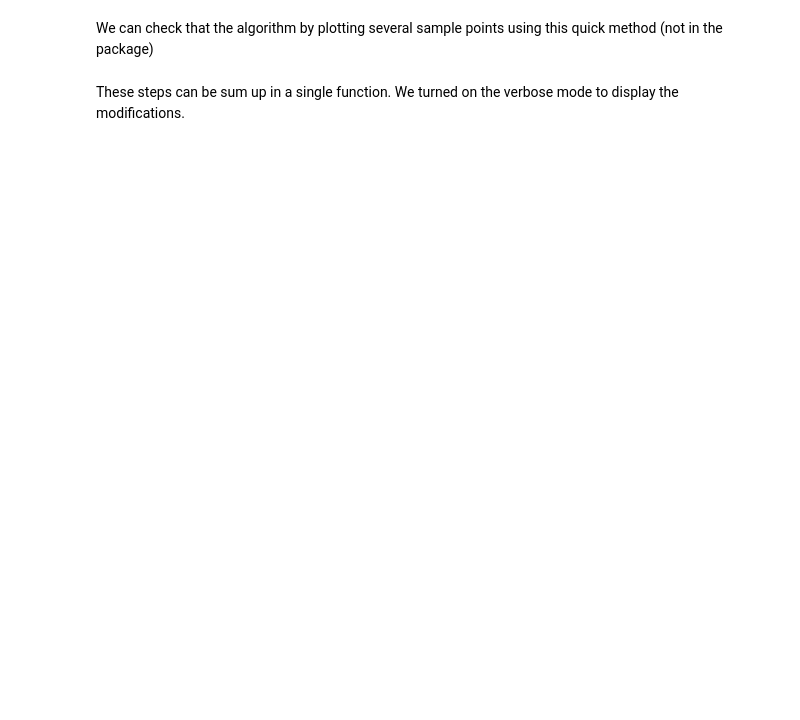
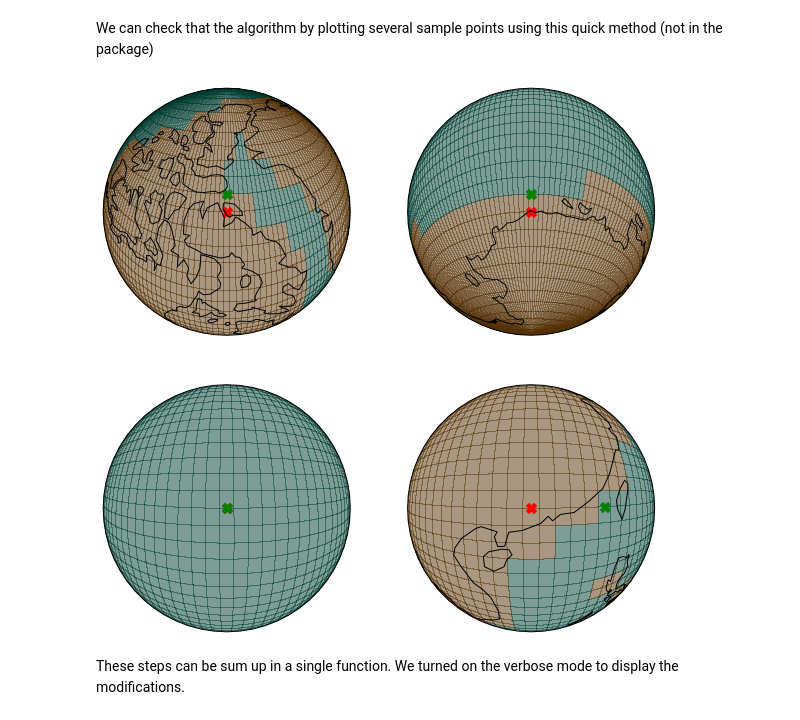
Before and after one commit to Olnavy/mw_protocol, a Jupyter notebook: demo/routing_demo.ipynb, the cells around one changed output. Saved outputs shown, nothing was run; the diff lists cells and outputs as text; code cells hidden in the pictures; blank space fills up the shorter version.

```diff
--- a/demo/routing_demo.ipynb
+++ b/demo/routing_demo.ipynb
@@ -267,7 +275,7 @@ We can check that the algorithm by plotting several sample points using this qui
 # %%
 # Reprduce the overlaping algorithm but return the indexes
 def sea_neighbours(i, j, mode_lon="double", mode_shape="cross"):
-    n_i, n_j = len(lon_hadcm3), len(lat_hadcm3)
+    n_i, n_j = len(lon_lsm), len(lat_lsm)
     radius, land_condition, i_sea_points, j_sea_points = 0, True, [], []
     while land_condition:
         for i_2 in range(- radius, radius + 1):
@@ -288,49 +296,51 @@ i_sea_edge,j_sea_edge = sea_neighbours(i_edge, j_edge)
 # Double distribution
 i_double, j_double = 180, 12
 i_sea_double,j_sea_double = sea_neighbours(i_double, j_double)
 
 # In the ocean
 i_ocn, j_ocn = 162, 100
 i_sea_ocn,j_sea_ocn = sea_neighbours(i_ocn, j_ocn)
 
 # On land
 i_lnd, j_lnd = 90, 90
 i_sea_lnd,j_sea_lnd = sea_neighbours(i_lnd, j_lnd)
 
 
 figMap = plt.figure(figsize=(10,10))
 
-axEdge = plt.subplot(221, projection=ccrs.NearsidePerspective(central_longitude=lon_hadcm3[i_edge], central_latitude=lat_hadcm3[j_edge],
+axEdge = plt.subplot(221, projection=ccrs.NearsidePerspective(central_longitude=lon_lsm[i_edge], central_latitude=lat_lsm[j_edge],
                                                                  satellite_height=300000))
-axEdge.pcolormesh(lon_hadcm3_b, lat_hadcm3_b, lsm, transform=ccrs.PlateCarree(),cmap="BrBG_r", alpha=0.5)
-axEdge.scatter(lon_hadcm3[i_edge], lat_hadcm3[j_edge], transform=ccrs.PlateCarree(), c="red", marker="X", s=100)
-axEdge.scatter(lon_hadcm3[i_sea_edge] ,lat_hadcm3[j_sea_edge], transform=ccrs.PlateCarree(), c="green", marker="X", s=100)
+axEdge.pcolormesh(lon_lsm_b, lat_lsm_b, lsm, transform=ccrs.PlateCarree(),cmap="BrBG_r", alpha=0.5)
+axEdge.scatter(lon_lsm[i_edge], lat_lsm[j_edge], transform=ccrs.PlateCarree(), c="red", marker="X", s=100)
+axEdge.scatter(lon_lsm[i_sea_edge] ,lat_lsm[j_sea_edge], transform=ccrs.PlateCarree(), c="green", marker="X", s=100)
 axEdge.coastlines()
 axEdge.set_global()
 
-axDouble = plt.subplot(222, projection=ccrs.NearsidePerspective(central_longitude=lon_hadcm3[i_double], central_latitude=lat_hadcm3[j_double],
+axDouble = plt.subplot(222, projection=ccrs.NearsidePerspective(central_longitude=lon_lsm[i_double], central_latitude=lat_lsm[j_double],
                                                                  satellite_height=300000))
-axDouble.pcolormesh(lon_hadcm3_b, lat_hadcm3_b, lsm, transform=ccrs.PlateCarree(),cmap="BrBG_r", alpha=0.5)
-axDouble.scatter(lon_hadcm3[i_double], lat_hadcm3[j_double], transform=ccrs.PlateCarree(), c="red", marker="X", s=100)
-axDouble.scatter(lon_hadcm3[i_sea_double] ,lat_hadcm3[j_sea_double], transform=ccrs.PlateCarree(), c="green", marker="X", s=100)
+axDouble.pcolormesh(lon_lsm, lat_lsm, lsm, transform=ccrs.PlateCarree(),cmap="BrBG_r", alpha=0.5)
+axDouble.scatter(lon_lsm[i_double], lat_lsm[j_double], transform=ccrs.PlateCarree(), c="red", marker="X", s=100)
+axDouble.scatter(lon_lsm[i_sea_double] ,lat_lsm[j_sea_double], transform=ccrs.PlateCarree(), c="green", marker="X", s=100)
 axDouble.coastlines()
 axDouble.set_global()
 
-axOcn = plt.subplot(223, projection=ccrs.NearsidePerspective(central_longitude=lon_hadcm3[i_ocn], central_latitude=lat_hadcm3[j_ocn],
+axOcn = plt.subplot(223, projection=ccrs.NearsidePerspective(central_longitude=lon_lsm[i_ocn], central_latitude=lat_lsm[j_ocn],
                                                                  satellite_height=300000))
-axOcn.pcolormesh(lon_hadcm3_b, lat_hadcm3_b, lsm, transform=ccrs.PlateCarree(),cmap="BrBG_r", alpha=0.5)
-axOcn.scatter(lon_hadcm3[i_ocn], lat_hadcm3[j_ocn], transform=ccrs.PlateCarree(), c="red", marker="X", s=100)
-axOcn.scatter(lon_hadcm3[i_sea_ocn] ,lat_hadcm3[j_sea_ocn], transform=ccrs.PlateCarree(), c="green", marker="X", s=100)
+axOcn.pcolormesh(lon_lsm, lat_lsm, lsm, transform=ccrs.PlateCarree(),cmap="BrBG_r", alpha=0.5)
+axOcn.scatter(lon_lsm[i_ocn], lat_lsm[j_ocn], transform=ccrs.PlateCarree(), c="red", marker="X", s=100)
+axOcn.scatter(lon_lsm[i_sea_ocn] ,lat_lsm[j_sea_ocn], transform=ccrs.PlateCarree(), c="green", marker="X", s=100)
 axOcn.coastlines()
 axOcn.set_global()
 
-axLnd = plt.subplot(224, projection=ccrs.NearsidePerspective(central_longitude=lon_hadcm3[i_lnd], central_latitude=lat_hadcm3[j_lnd],
+axLnd = plt.subplot(224, projection=ccrs.NearsidePerspective(central_longitude=lon_lsm[i_lnd], central_latitude=lat_lsm[j_lnd],
                                                                  satellite_height=300000))
-axLnd.pcolormesh(lon_hadcm3_b, lat_hadcm3_b, lsm, transform=ccrs.PlateCarree(),cmap="BrBG_r", alpha=0.5)
-axLnd.scatter(lon_hadcm3[i_lnd], lat_hadcm3[j_lnd], transform=ccrs.PlateCarree(), c="red", marker="X", s=100)
-axLnd.scatter(lon_hadcm3[i_sea_lnd] ,lat_hadcm3[j_sea_lnd], transform=ccrs.PlateCarree(), c="green", marker="X", s=100)
+axLnd.pcolormesh(lon_lsm, lat_lsm, lsm, transform=ccrs.PlateCarree(),cmap="BrBG_r", alpha=0.5)
+axLnd.scatter(lon_lsm[i_lnd], lat_lsm[j_lnd], transform=ccrs.PlateCarree(), c="red", marker="X", s=100)
+axLnd.scatter(lon_lsm[i_sea_lnd] ,lat_lsm[j_sea_lnd], transform=ccrs.PlateCarree(), c="green", marker="X", s=100)
 axLnd.coastlines()
 axLnd.set_global()
+# %% [output]
+[figure, added]
 # %% [markdown]
 These steps can be sum up in a single function. We turned on the verbose mode to display the modifications.
 # %%
```
Also changed, not shown: parts of 4 cells of this notebook, 2 other files.
